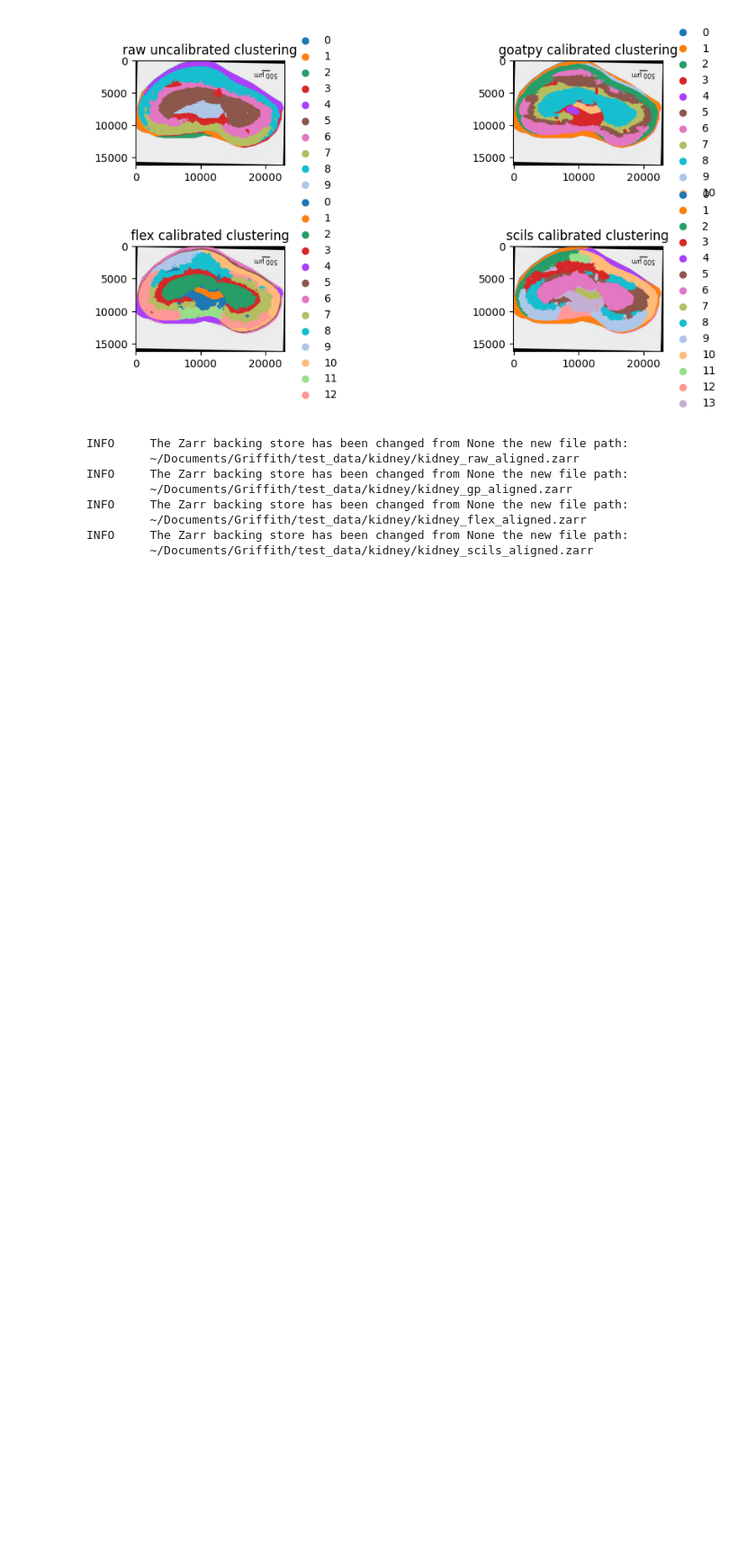
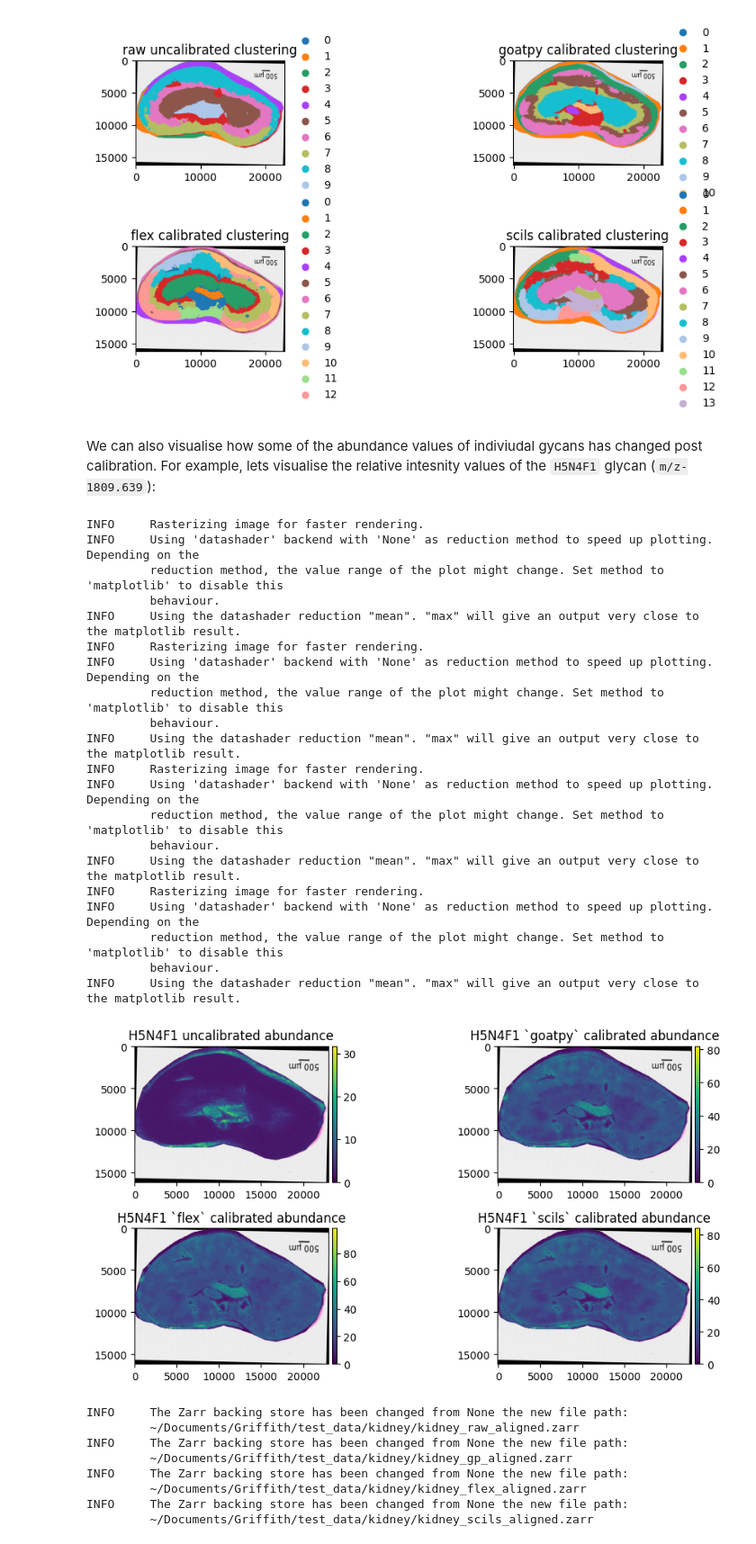
Before and after one commit to agc888/goatpy, a Jupyter notebook: docs/source/guides/Tutorials/mass_calibration.ipynb, the cells around one changed output. Shown at 90% size. Saved outputs shown, nothing was run; the diff lists cells and outputs as text; code cells hidden in the pictures; blank space fills up the shorter version.

```diff
--- a/docs/source/guides/Tutorials/mass_calibration.ipynb
+++ b/docs/source/guides/Tutorials/mass_calibration.ipynb
@@ -2530,6 +2533,51 @@ INFO     Using 'datashader' backend with 'None' as reduction method to speed up
          reduction method, the value range of the plot might change. Set method to 'matplotlib' to disable this
          behaviour.
 [figure]
+# %% [markdown]
+We can also visualise how some of the abundance values of indiviudal gycans has changed post calibration. For example, lets visualise the relative intesnity values of the `H5N4F1` glycan (`m/z-1809.639`):
+# %%
+fig, axes = plt.subplots(2, 2, figsize=(10, 5))
+
+raw_aligned.pl.render_images("he_image") \
+       .pl.render_shapes("pixels", color="mz-1809.639")\
+       .pl.show("aligned", ax=axes[0,0], title="H5N4F1 uncalibrated abundance")
+
+gp_aligned.pl.render_images("he_image") \
+       .pl.render_shapes("pixels", color="mz-1809.639") \
+       .pl.show("aligned", ax=axes[0,1], title="H5N4F1 `goatpy` calibrated abundance")
+
+flex_aligned.pl.render_images("he_image") \
+       .pl.render_shapes("pixels", color="mz-1809.639") \
+       .pl.show("aligned", ax=axes[1,0], title="H5N4F1 `flex` calibrated abundance")
+
+scils_aligned.pl.render_images("he_image") \
+       .pl.render_shapes("pixels", color="mz-1809.639") \
+       .pl.show("aligned", ax=axes[1,1], title="H5N4F1 `scils` calibrated abundance")
+
+plt.tight_layout()
+plt.show()
+# %% [output]
+INFO     Rasterizing image for faster rendering.
+INFO     Using 'datashader' backend with 'None' as reduction method to speed up plotting. Depending on the
+         reduction method, the value range of the plot might change. Set method to 'matplotlib' to disable this
+         behaviour.
+INFO     Using the datashader reduction "mean". "max" will give an output very close to the matplotlib result.
+INFO     Rasterizing image for faster rendering.
+INFO     Using 'datashader' backend with 'None' as reduction method to speed up plotting. Depending on the
+         reduction method, the value range of the plot might change. Set method to 'matplotlib' to disable this
+         behaviour.
+INFO     Using the datashader reduction "mean". "max" will give an output very close to the matplotlib result.
+INFO     Rasterizing image for faster rendering.
+INFO     Using 'datashader' backend with 'None' as reduction method to speed up plotting. Depending on the
+         reduction method, the value range of the plot might change. Set method to 'matplotlib' to disable this
+         behaviour.
+INFO     Using the datashader reduction "mean". "max" will give an output very close to the matplotlib result.
+INFO     Rasterizing image for faster rendering.
+INFO     Using 'datashader' backend with 'None' as reduction method to speed up plotting. Depending on the
+         reduction method, the value range of the plot might change. Set method to 'matplotlib' to disable this
+         behaviour.
+INFO     Using the datashader reduction "mean". "max" will give an output very close to the matplotlib result.
+[figure, added]
 # %%
 # save objects to zarr for later use
 raw_aligned.write("./Documents/kidney/goatpy_objects/kidney_raw_aligned.zarr")
```
Also changed, not shown: parts of 4 cells of this notebook.
